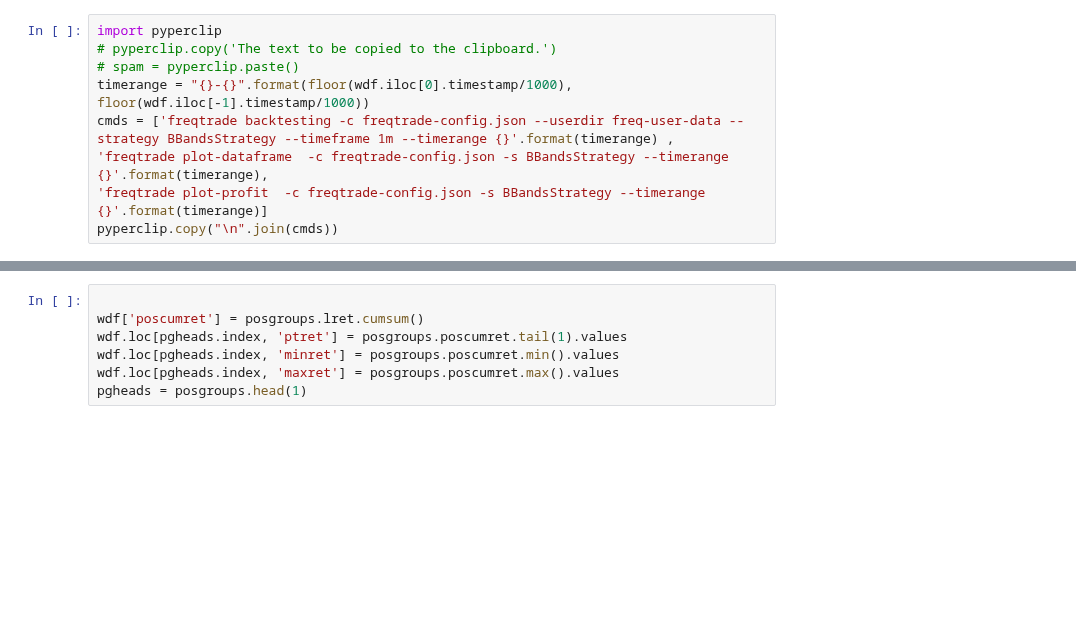
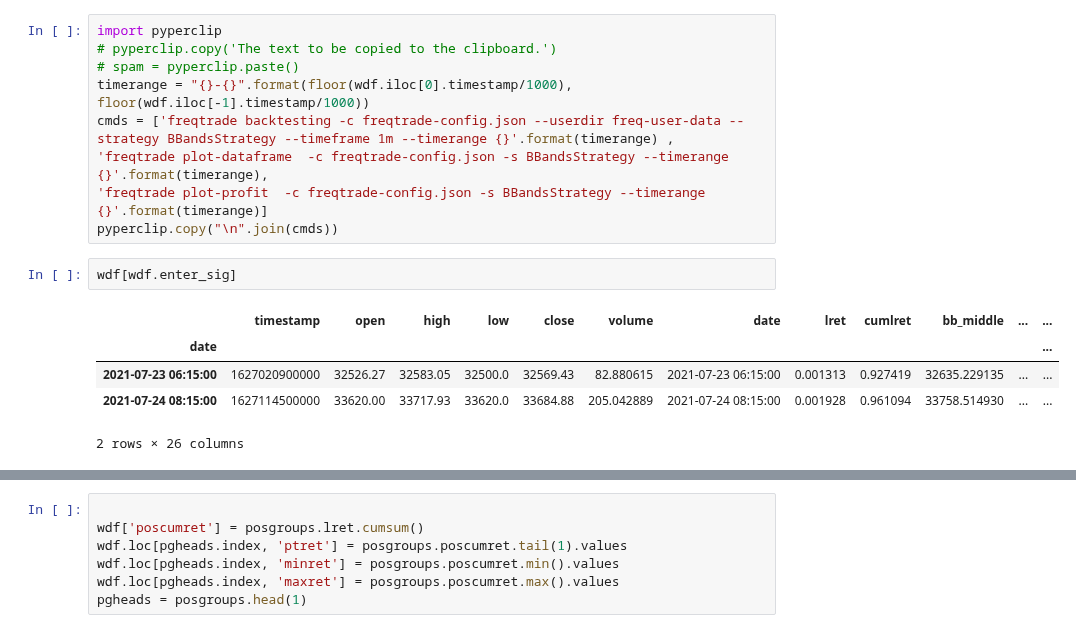
Before and after one commit to petarkabashki/pk-crypto-tools, a Jupyter notebook: i-bbands-convol-backtesting.ipynb, the cells around one changed output, grey strips where cells are left out. Drawn from its saved outputs; the diff is of its cells as text; blank space fills up the shorter version.

```diff
--- a/i-bbands-convol-backtesting.ipynb
+++ b/i-bbands-convol-backtesting.ipynb
@@ -424,5 +460,13 @@ cmds = ['freqtrade backtesting -c freqtrade-config.json --userdir freq-user-data
 'freqtrade plot-dataframe  -c freqtrade-config.json -s BBandsStrategy --timerange {}'.format(timerange),
 'freqtrade plot-profit  -c freqtrade-config.json -s BBandsStrategy --timerange {}'.format(timerange)]
 pyperclip.copy("\n".join(cmds))
+# %%
+wdf[wdf.enter_sig]
+# %% [output]
+|  | timestamp | open | high | low | close | volume | date | lret | cumlret | bb_middle | ... | ... |
+| date |  |  |  |  |  |  |  |  |  |  |  | ... |
+| 2021-07-23 06:15:00 | 1627020900000 | 32526.27 | 32583.05 | 32500.0 | 32569.43 | 82.880615 | 2021-07-23 06:15:00 | 0.001313 | 0.927419 | 32635.229135 | ... | ... |
+| 2021-07-24 08:15:00 | 1627114500000 | 33620.00 | 33717.93 | 33620.0 | 33684.88 | 205.042889 | 2021-07-24 08:15:00 | 0.001928 | 0.961094 | 33758.514930 | ... | ... |
+2 rows × 26 columns
 # %%
 fparams = 'strat-params-bbands-stats.json'
```
Also changed, not shown: parts of 14 cells of this notebook, 4 other files.
